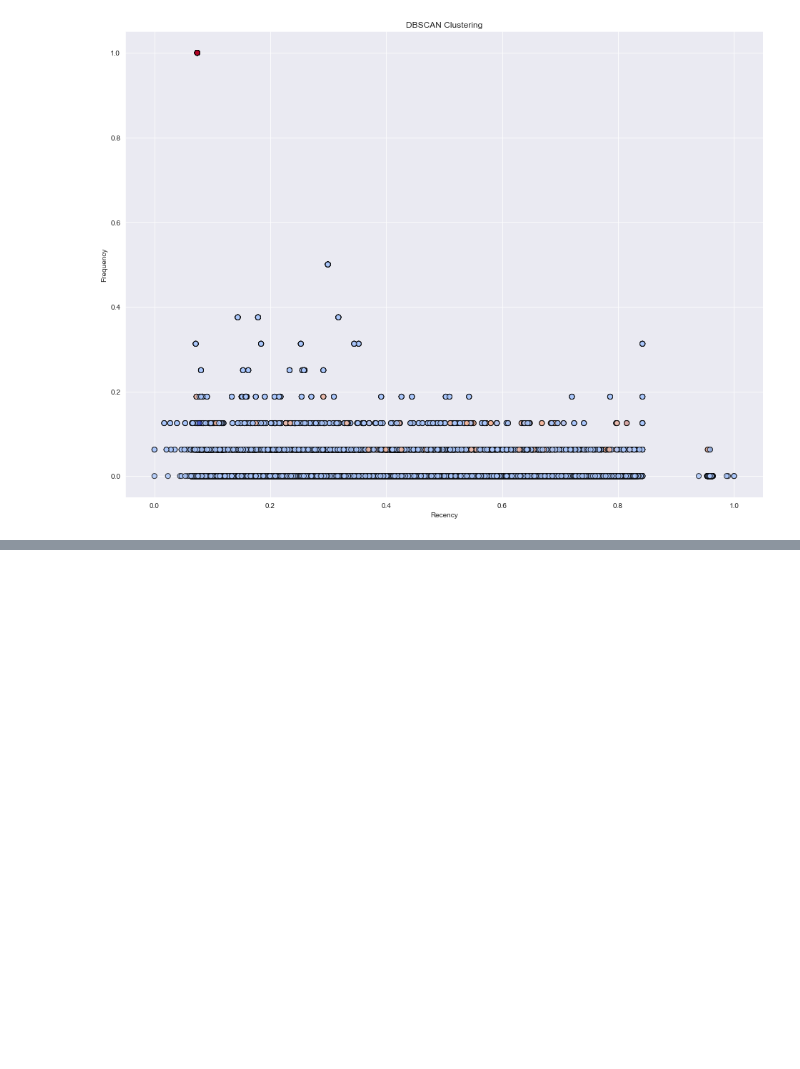
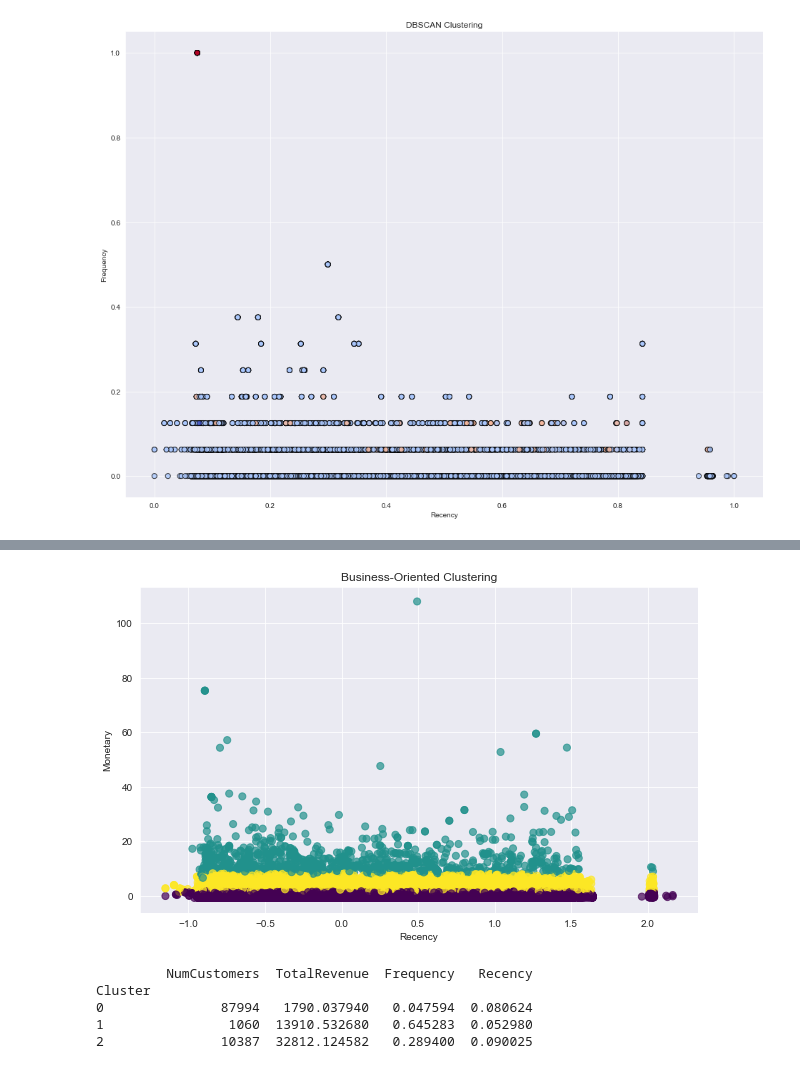
Before and after one commit to preudh/OC_IA_P5_Segment_e_commerce_site_customers, a Jupyter notebook: notebooks/Preudhomme_Patrice_3_notebook_essais_082024.ipynb, the cells around one changed output, grey strips where cells are left out. Drawn from its saved outputs; the diff is of its cells as text; code cells hidden in the pictures; blank space fills up the shorter version.

Commit message:
Business-Oriented Clustering Approach

```diff
--- a/notebooks/Preudhomme_Patrice_3_notebook_essais_082024.ipynb
+++ b/notebooks/Preudhomme_Patrice_3_notebook_essais_082024.ipynb
@@ -331,0 +359,53 @@ max        1.000000      1.000000
+# %%
+import os
+import pandas as pd
+from sklearn.cluster import KMeans
+import matplotlib.pyplot as plt
+
+# Relative path to the data folder
+db_path = os.path.join('..', 'data')
+
+# Load df_final_kmeans
+df_final_kmeans_path = os.path.join(db_path, 'df_final_kmeans.csv')
+df_final_kmeans = pd.read_csv(df_final_kmeans_path)
+
+# Ensure the necessary columns exist
+required_columns = ['Recency', 'Frequency', 'Monetary', 'customer_unique_id']
+missing_columns = [col for col in required_columns if col not in df_final_kmeans.columns]
+if missing_columns:
+    raise ValueError(f"Missing columns in the dataset: {missing_columns}")
+
+# Define RFM features based on business logic
+df_final_kmeans['RFMScore'] = df_final_kmeans['Recency'] * 0.15 + df_final_kmeans['Frequency'] * 0.28 + df_final_kmeans['Monetary'] * 0.57
+
+# Select relevant features for clustering
+features = ['Recency', 'Frequency', 'Monetary', 'RFMScore']
+X = df_final_kmeans[features]
+
+# Apply K-Means clustering
+kmeans = KMeans(n_clusters=3, random_state=42)
+df_final_kmeans['Cluster'] = kmeans.fit_predict(X)
+
+# Analyze and visualize clusters
+plt.figure(figsize=(10, 6))
+plt.scatter(df_final_kmeans['Recency'], df_final_kmeans['Monetary'], c=df_final_kmeans['Cluster'], cmap='viridis', s=50, alpha=0.7)
+plt.title('Business-Oriented Clustering')
+plt.xlabel('Recency')
+plt.ylabel('Monetary')
+plt.show()
+
+# Validate clusters with business metrics
+cluster_summary = df_final_kmeans.groupby('Cluster').agg({
+    'customer_unique_id': 'count',
+    'Monetary': 'sum',
+    'Frequency': 'mean',
+    'Recency': 'mean'
+}).rename(columns={'customer_unique_id': 'NumCustomers', 'Monetary': 'TotalRevenue'})
+print(cluster_summary)
+# %% [output]
+[figure, added]
+         NumCustomers  TotalRevenue  Frequency   Recency
+Cluster
+0               87994   1790.037940   0.047594  0.080624
+1                1060  13910.532680   0.645283  0.052980
+2               10387  32812.124582   0.289400  0.090025
```
Also changed, not shown: parts of 3 cells of this notebook.
